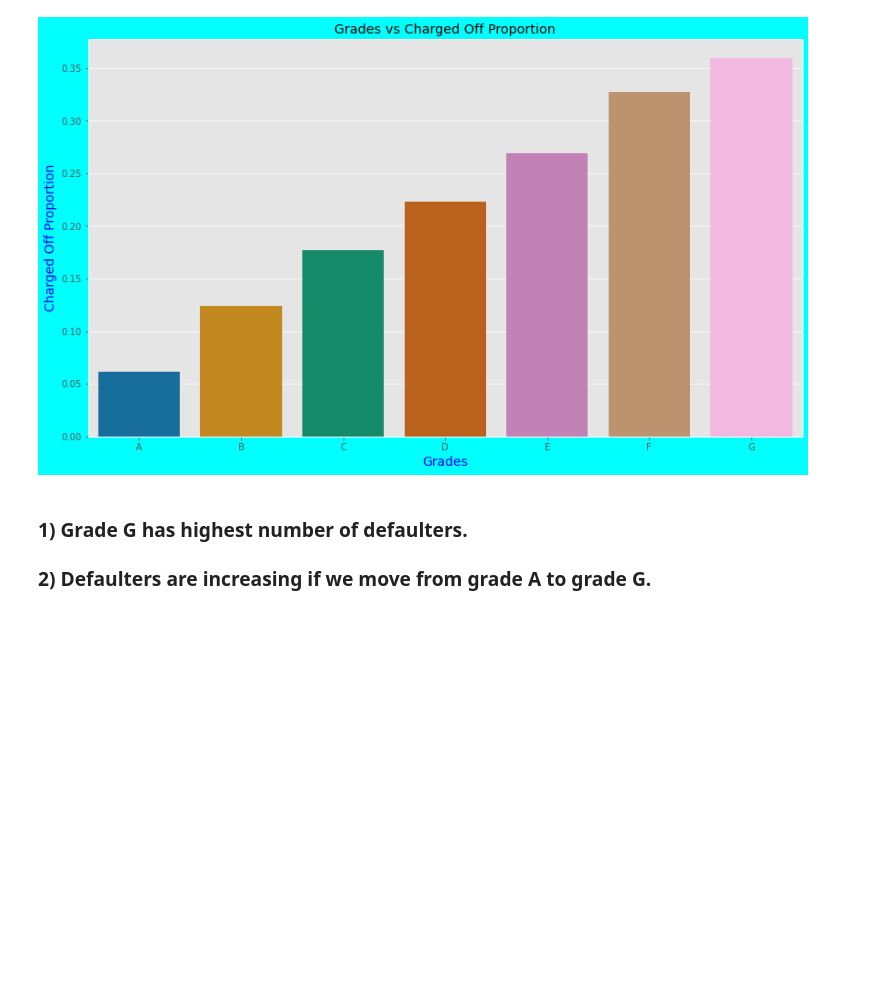
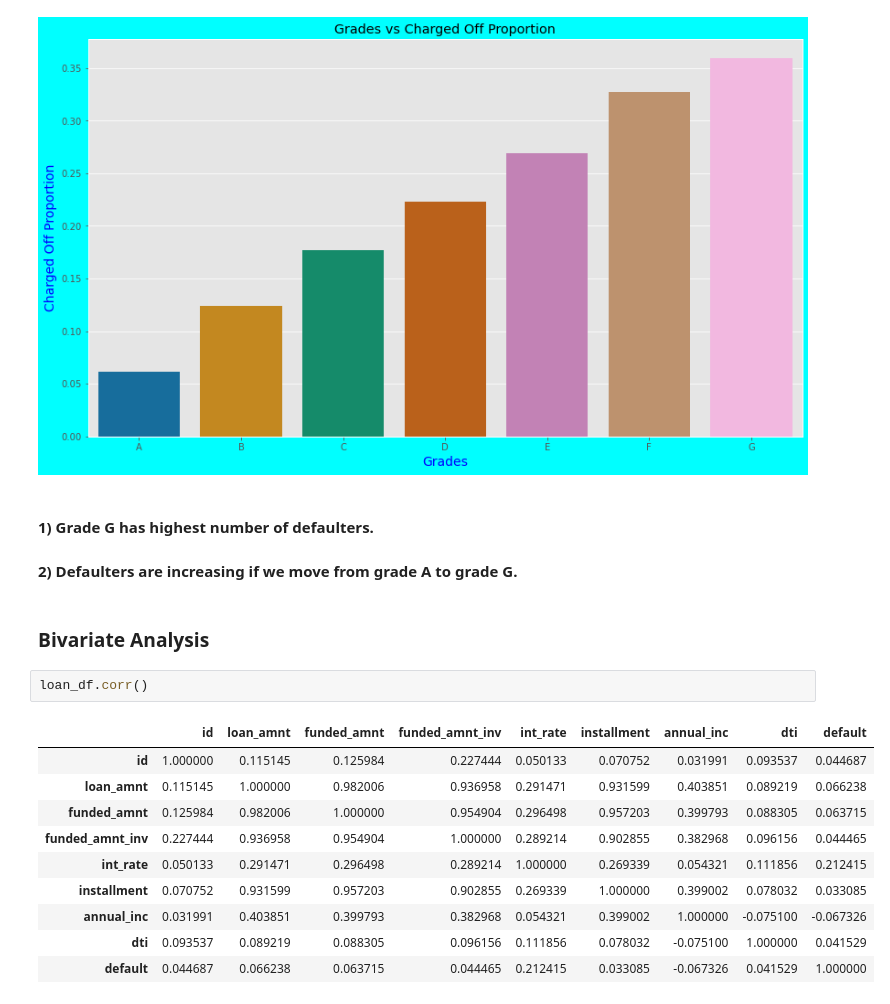
Before and after one commit to hanumant-jadhav/LendingClubCaseStudy, a Jupyter notebook: Hanumant_Jadhav.ipynb, the cells around one changed output. Saved outputs shown, nothing was run; the diff lists cells and outputs as text; blank space fills up the shorter version.

```diff
--- a/Hanumant_Jadhav.ipynb
+++ b/Hanumant_Jadhav.ipynb
@@ -329,6 +329,21 @@ ax1.set_ylabel('Charged Off Proportion',fontsize=14, color='b')
 plt.show()
 # %% [output]
 [figure]
-# %% [markdown]
-### 1) Grade G has highest number of defaulters.
-### 2) Defaulters are increasing if we move from grade A to grade G.
+# %% [markdown]
+#### 1) Grade G has highest number of defaulters.
+#### 2) Defaulters are increasing if we move from grade A to grade G.
+# %% [markdown]
+### Bivariate Analysis
+# %%
+loan_df.corr()
+# %% [output]
+|  | id | loan_amnt | funded_amnt | funded_amnt_inv | int_rate | installment | annual_inc | dti | default |
+| id | 1.000000 | 0.115145 | 0.125984 | 0.227444 | 0.050133 | 0.070752 | 0.031991 | 0.093537 | 0.044687 |
+| loan_amnt | 0.115145 | 1.000000 | 0.982006 | 0.936958 | 0.291471 | 0.931599 | 0.403851 | 0.089219 | 0.066238 |
+| funded_amnt | 0.125984 | 0.982006 | 1.000000 | 0.954904 | 0.296498 | 0.957203 | 0.399793 | 0.088305 | 0.063715 |
+| funded_amnt_inv | 0.227444 | 0.936958 | 0.954904 | 1.000000 | 0.289214 | 0.902855 | 0.382968 | 0.096156 | 0.044465 |
+| int_rate | 0.050133 | 0.291471 | 0.296498 | 0.289214 | 1.000000 | 0.269339 | 0.054321 | 0.111856 | 0.212415 |
+| installment | 0.070752 | 0.931599 | 0.957203 | 0.902855 | 0.269339 | 1.000000 | 0.399002 | 0.078032 | 0.033085 |
+| annual_inc | 0.031991 | 0.403851 | 0.399793 | 0.382968 | 0.054321 | 0.399002 | 1.000000 | -0.075100 | -0.067326 |
+| dti | 0.093537 | 0.089219 | 0.088305 | 0.096156 | 0.111856 | 0.078032 | -0.075100 | 1.000000 | 0.041529 |
+| default | 0.044687 | 0.066238 | 0.063715 | 0.044465 | 0.212415 | 0.033085 | -0.067326 | 0.041529 | 1.000000 |
```
Also changed, not shown: parts of 11 cells of this notebook.
